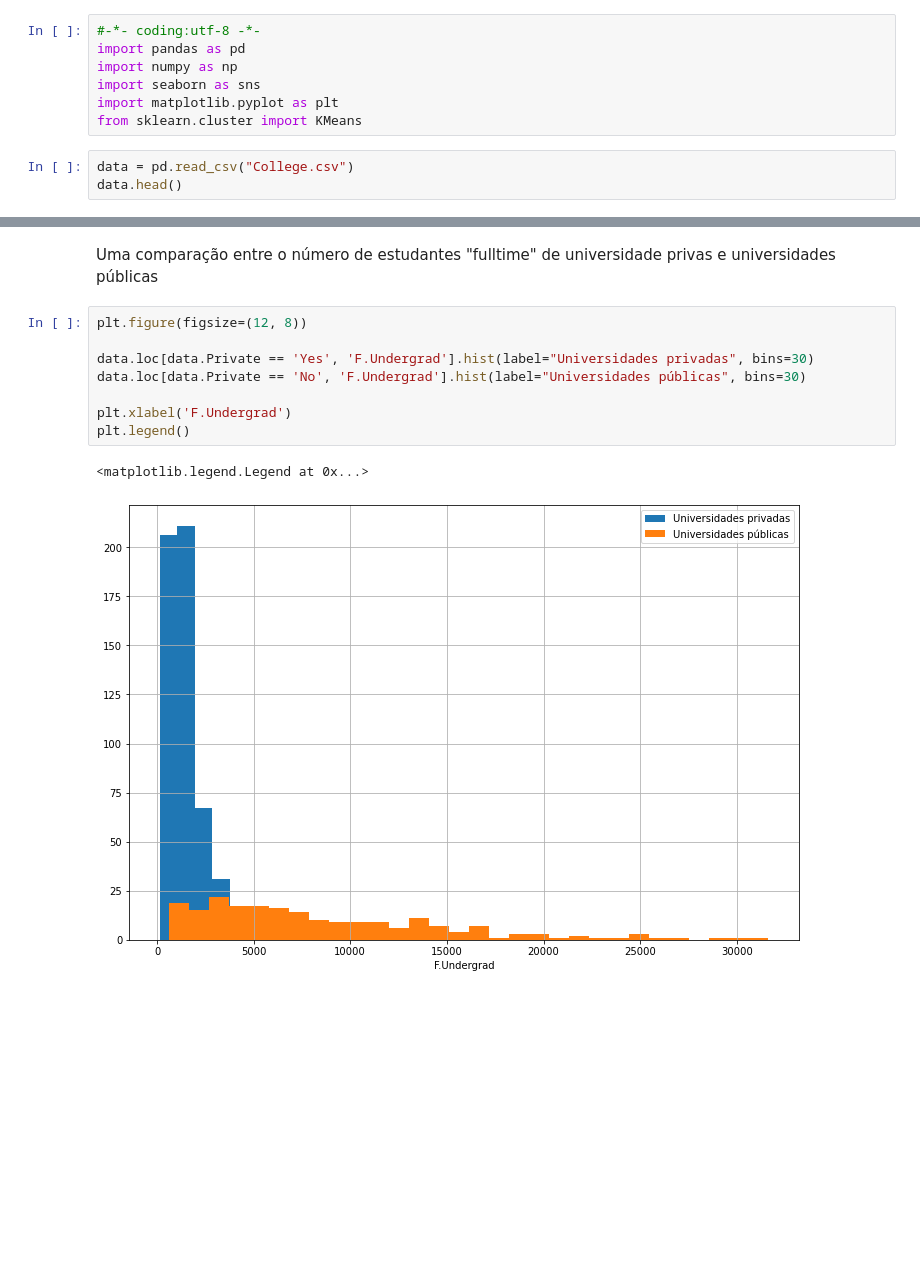
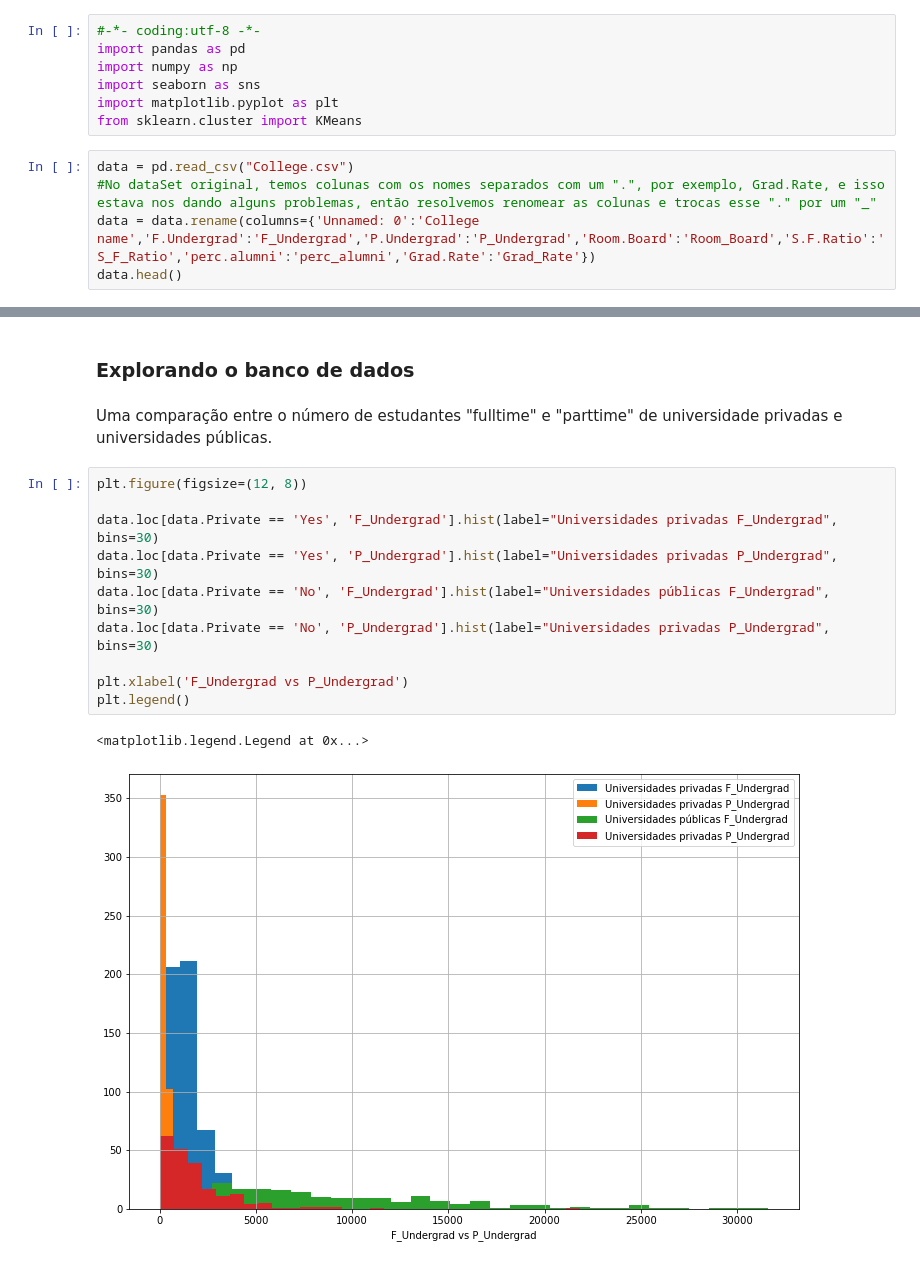
Before and after one commit to jc-costa/Aprendizagem-de-Maquina-SI, a Jupyter notebook: Mini-projeto Kmeans/K-means-College.ipynb, the cells around one changed output, grey strips where cells are left out. Cells and saved outputs as stored; diff of their text form; blank space fills up the shorter version.

Commit message:
Explorando os dados

```diff
--- a/Mini-projeto Kmeans/K-means-College.ipynb
+++ b/Mini-projeto Kmeans/K-means-College.ipynb
@@ -14,5 +14,7 @@ import matplotlib.pyplot as plt
 from sklearn.cluster import KMeans
 # %%
 data = pd.read_csv("College.csv")
+#No dataSet original, temos colunas com os nomes separados com um ".", por exemplo, Grad.Rate, e isso estava nos dando alguns problemas, então resolvemos renomear as colunas e trocas esse "." por um "_"
+data = data.rename(columns={'Unnamed: 0':'College name','F.Undergrad':'F_Undergrad','P.Undergrad':'P_Undergrad','Room.Board':'Room_Board','S.F.Ratio':'S_F_Ratio','perc.alumni':'perc_alumni','Grad.Rate':'Grad_Rate'})
 data.head()
 # %% [output]
@@ -45,14 +47,18 @@ data.head()
 **Observe que temos 18 variáveis**
+# %% [markdown]
+### **Explorando o banco de dados**
 # %% [markdown]
-Uma comparação entre o número de estudantes "fulltime" de universidade privas e universidades públicas
+Uma comparação entre o número de estudantes "fulltime" e "parttime" de universidade privadas e universidades públicas.
 # %%
 plt.figure(figsize=(12, 8))
 
-data.loc[data.Private == 'Yes', 'F.Undergrad'].hist(label="Universidades privadas", bins=30)
-data.loc[data.Private == 'No', 'F.Undergrad'].hist(label="Universidades públicas", bins=30)
+data.loc[data.Private == 'Yes', 'F_Undergrad'].hist(label="Universidades privadas F_Undergrad", bins=30)
+data.loc[data.Private == 'Yes', 'P_Undergrad'].hist(label="Universidades privadas P_Undergrad", bins=30)
+data.loc[data.Private == 'No', 'F_Undergrad'].hist(label="Universidades públicas F_Undergrad", bins=30)
+data.loc[data.Private == 'No', 'P_Undergrad'].hist(label="Universidades privadas P_Undergrad", bins=30)
 
-plt.xlabel('F.Undergrad')
+plt.xlabel('F_Undergrad vs P_Undergrad')
 plt.legend()
 # %% [output]
 <matplotlib.legend.Legend at 0x...>
-[figure, old version]
+[figure, new version]
```
Also changed, not shown: parts of 11 cells of this notebook.
